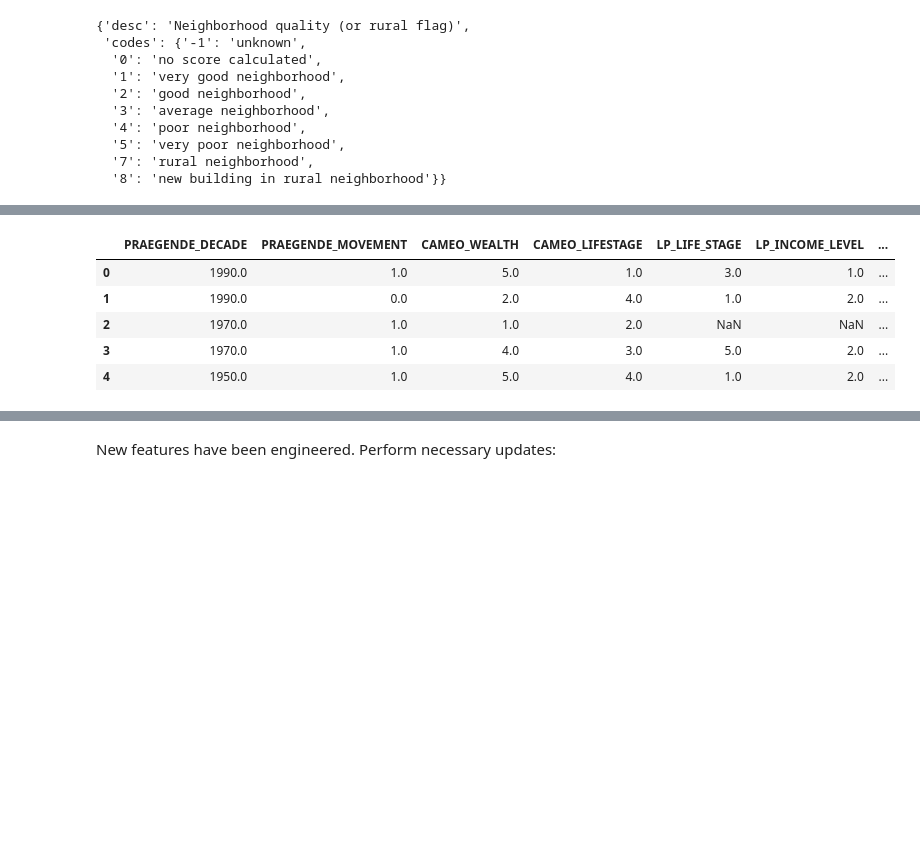
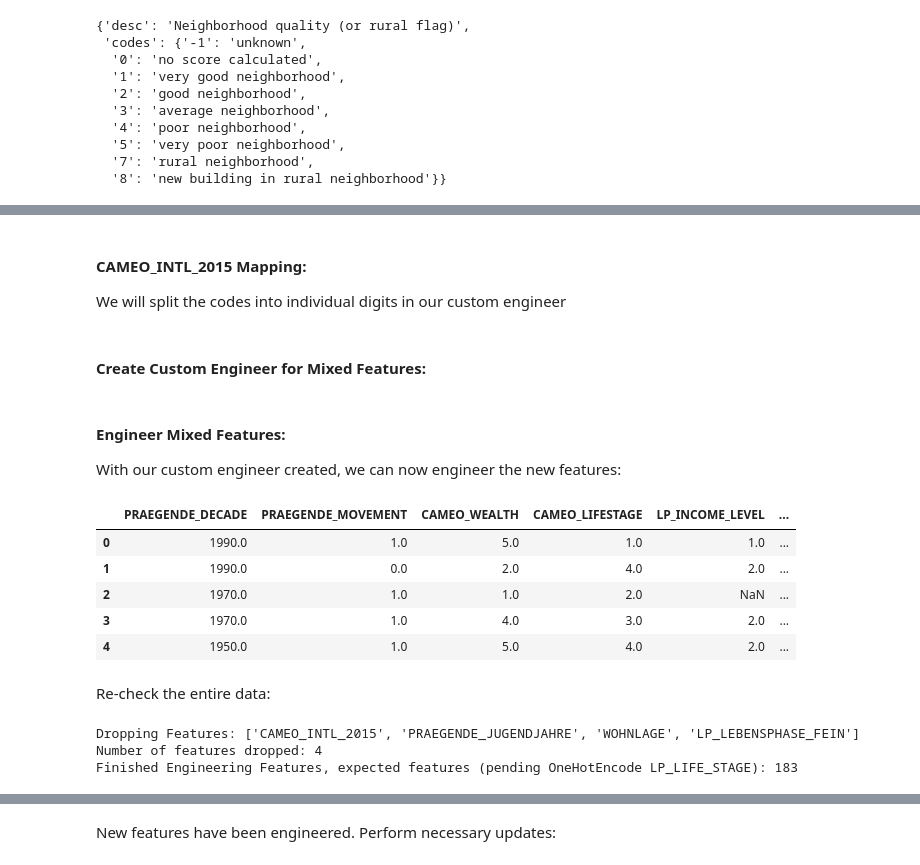
Before and after one commit to kinant/ud-ml-pytorch, a Jupyter notebook: Project 03/identify_customer_segments/Identify_Customer_Segments.ipynb, the cells around one changed output, grey strips where cells are left out. Drawn from its saved outputs; the diff is of its cells as text; code cells hidden in the pictures; blank space fills up the shorter version.

```diff
--- a/Project 03/identify_customer_segments/Identify_Customer_Segments.ipynb
+++ b/Project 03/identify_customer_segments/Identify_Customer_Segments.ipynb
@@ -1684,10 +1691,16 @@ mappings[WOHN][WOHN_RURAL] = {7: 1, 8: 1}
 
 # 3. New building (binary), yes, no
 mappings[WOHN][WOHN_BUILD] = { 8: 1 }
+# %% [markdown]
+#### CAMEO_INTL_2015 Mapping:
+
+We will split the codes into individual digits in our custom engineer
+# %% [markdown]
+#### Create Custom Engineer for Mixed Features:
 # %%
 class MixedFeatureEngineer(BaseEstimator, TransformerMixin):
     """
-    Class that engineers mixed features 'PRAEGENDE_JUGENDJAHRE' and 'CAMEO_INTL_2015'
+    Class that engineers mixed features
     """
 
     def __init__(self, mappings):
@@ -1702,9 +1715,19 @@ class MixedFeatureEngineer(BaseEstimator, TransformerMixin):
         X_out = X.copy()
 
         # Create new columns by using df.map() and the mappings defined earlier
-        X_out[P_DECADE] = X_out[PRA_JUG].map(self.mappings[P_DECADE])
 
-        X_out[P_MOVEMENT] = X_out[PRA_JUG].map(self.mappings[P_MOVEMENT])
+        # Iterate over each nested dictionary
+        for original_feature, new_feature_maps in self.mappings.items():
+            # Iterate over each mapping dictionary for that new feature
+            for new_feature, new_feature_map in new_feature_maps.items():
+                # Perform the map
+                X_out[new_feature] = X_out[original_feature].map(new_feature_map)
+
+            # Drop the original feature
+            try:
+                X_out.drop(original_feature)
+            except KeyError:
+                pass
 
         # Create the WEALTH AND LIFE_STAGE features by splitting the digits
         X_out[C_WEALTH] = X_out[CAM_INT].apply(
@@ -1715,9 +1738,11 @@ class MixedFeatureEngineer(BaseEstimator, TransformerMixin):
             lambda x: int(x) % 10 if not pd.isna(x) else np.nan,
         )
 
-        # Drop original columns
-        # We will not need to use feature_dropper for this then
-        X_out = X_out.drop(columns=[PRA_JUG, CAM_INT])
+        # Drop original feature
+        try:
+            X_out = X_out.drop(CAM_INT)
+        except KeyError:
+            pass
 
         return X_out
 
@@ -1731,9 +1756,11 @@ class MixedFeatureEngineer(BaseEstimator, TransformerMixin):
         # Return output feature names by adding the new ones
         # Filter out the original features and extend the new ones
         output_features = [feature for feature in self.feature_names_in_
-                          if feature not in [PRA_JUG, CAM_INT]]
+                          if feature not in [PRA_JUG, CAM_INT, LP_LEB, WOHN_QUAL]]
 
-        output_features.extend([P_DECADE, P_MOVEMENT, C_WEALTH, C_LIFE])
+        # We do not add LP_LIFE_STAGE, because it is categorical and will be one-hot-encoded
+        output_features.extend([P_DECADE, P_MOVEMENT, C_WEALTH, C_LIFE, LP_INCOME,
+                       LP_INDEP, LP_AGE, LP_HOMEOWN, WOHN_QUAL, WOHN_RURAL, WOHN_BUILD])
 
         return output_features
 
@@ -1802,13 +1768,40 @@ mixed_feature_engineer = MixedFeatureEngineer(mappings=mappings)
+# %% [markdown]
+#### Engineer Mixed Features:
+With our custom engineer created, we can now engineer the new features:
 # %%
 df_pop_engineered = mixed_feature_engineer.transform(df_pop_encoded)
-engineered_features = [P_DECADE, P_MOVEMENT, C_WEALTH, C_LIFE, LP_STAGE, LP_INCOME,
+
+# We do not add LP_LIFE_STAGE, because it is categorical and will be one-hot-encoded
+engineered_features = [P_DECADE, P_MOVEMENT, C_WEALTH, C_LIFE, LP_INCOME,
                        LP_INDEP, LP_AGE, LP_HOMEOWN, WOHN_QUAL, WOHN_RURAL, WOHN_BUILD]
 
 df_pop_engineered[engineered_features].head()
 # %% [output]
-|  | PRAEGENDE_DECADE | PRAEGENDE_MOVEMENT | CAMEO_WEALTH | CAMEO_LIFESTAGE | LP_LIFE_STAGE | LP_INCOME_LEVEL | ... |
-| 0 | 1990.0 | 1.0 | 5.0 | 1.0 | 3.0 | 1.0 | ... |
-| 1 | 1990.0 | 0.0 | 2.0 | 4.0 | 1.0 | 2.0 | ... |
-| 2 | 1970.0 | 1.0 | 1.0 | 2.0 | NaN | NaN | ... |
-| 3 | 1970.0 | 1.0 | 4.0 | 3.0 | 5.0 | 2.0 | ... |
-| 4 | 1950.0 | 1.0 | 5.0 | 4.0 | 1.0 | 2.0 | ... |
+|  | PRAEGENDE_DECADE | PRAEGENDE_MOVEMENT | CAMEO_WEALTH | CAMEO_LIFESTAGE | LP_INCOME_LEVEL | ... |
+| 0 | 1990.0 | 1.0 | 5.0 | 1.0 | 1.0 | ... |
+| 1 | 1990.0 | 0.0 | 2.0 | 4.0 | 2.0 | ... |
+| 2 | 1970.0 | 1.0 | 1.0 | 2.0 | NaN | ... |
+| 3 | 1970.0 | 1.0 | 4.0 | 3.0 | 2.0 | ... |
+| 4 | 1950.0 | 1.0 | 5.0 | 4.0 | 2.0 | ... |
+# %% [markdown]
+Re-check the entire data:
+# %%
+# Drop the original mixed features
+feature_dropper.set_features_to_drop([CAM_INT, PRA_JUG, WOHN, LP_LEB])
+df_pop_engineered = feature_dropper.fit_transform(df_pop_engineered)
+mixed_engineer_dropped = feature_dropper.get_last_dropped_features()
+
+# Update to drop features
+extend_no_duplicates(feature_groups[TO_DROP][MIXED], mixed_engineer_dropped)
+
+# Update expected feature count
+# 1. Add engineered features
+expected_n_features += len(engineered_features) + 1 # +1 because we have to consider 'LP_LIFE_STAGE' hasn't been removed yet
+
+# 2. Subtract the original mixed features
+expected_n_features -= len(mixed_engineer_dropped)
+print(f"Finished Engineering Features, expected features (pending OneHotEncode LP_LIFE_STAGE): {expected_n_features}")
+# %% [output]
+Dropping Features: ['CAMEO_INTL_2015', 'PRAEGENDE_JUGENDJAHRE', 'WOHNLAGE', 'LP_LEBENSPHASE_FEIN']
+Number of features dropped: 4
+Finished Engineering Features, expected features (pending OneHotEncode LP_LIFE_STAGE): 183
```
Also changed, not shown: parts of 32 cells of this notebook, 1 other file.
